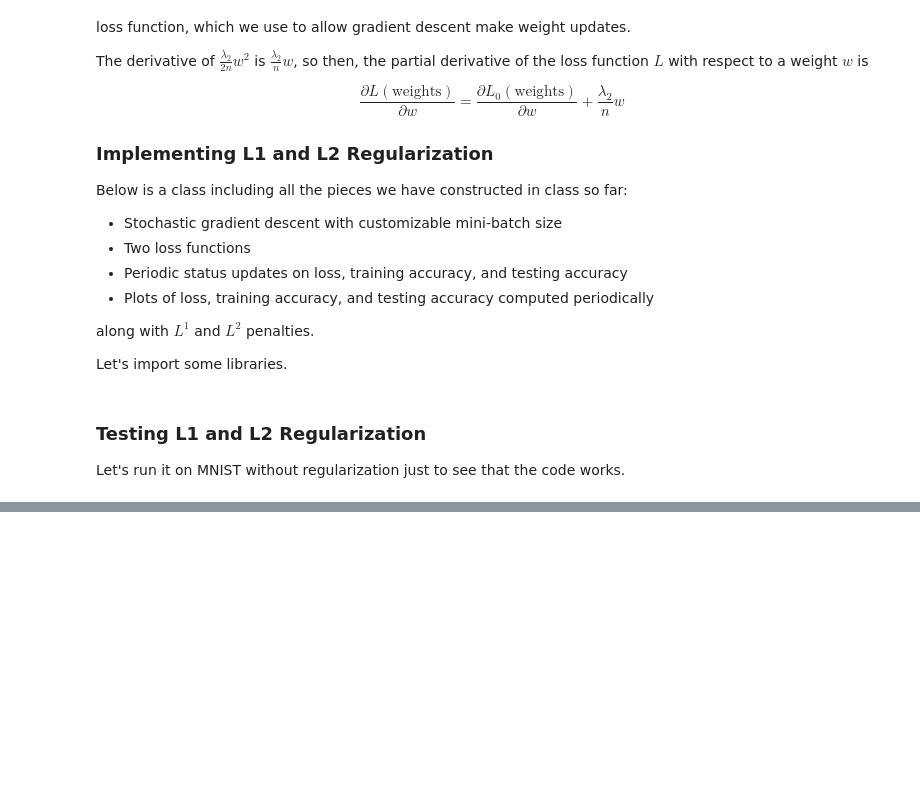
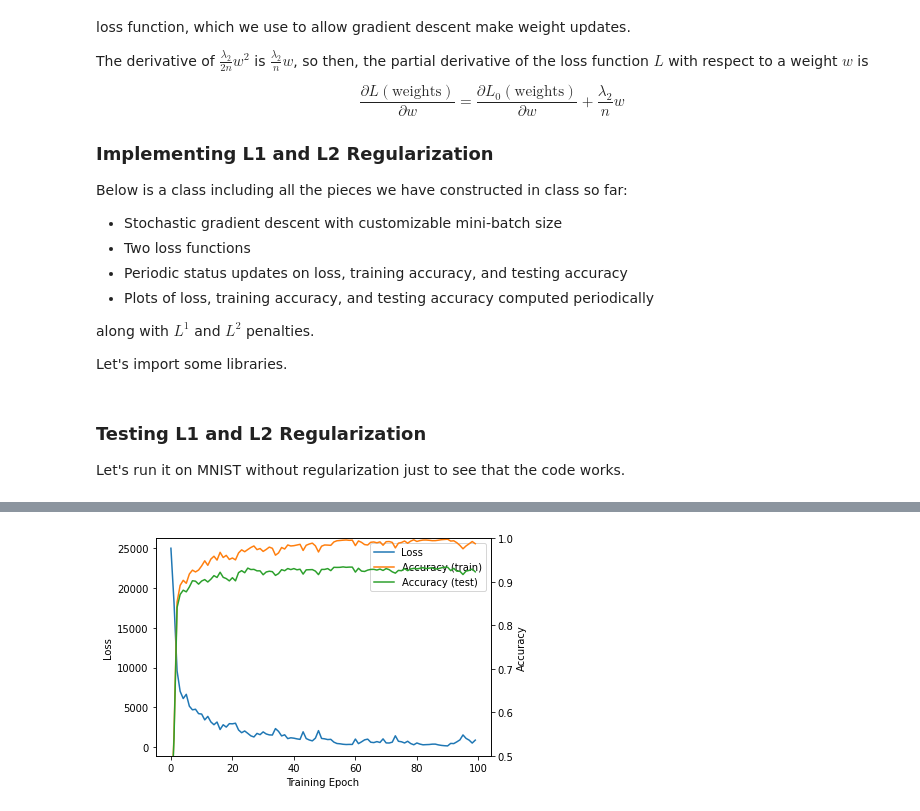
Before and after one commit to rtwhite1546/Fall-2021-Neural-Networks, a Jupyter notebook: Week-5-Regularization-Convergence/Week5.ipynb, the cells around one changed output, grey strips where cells are left out. Cells and saved outputs as stored; diff of their text form; code cells hidden in the pictures; blank space fills up the shorter version.

```diff
--- a/Week-5-Regularization-Convergence/Week5.ipynb
+++ b/Week-5-Regularization-Convergence/Week5.ipynb
@@ -435,0 +456,22 @@ $\lambda_2=50.0$ seemed to be too much, as performance declined from $\lambda_2=
+# %%
+n = 10000
+
+# load the full MNIST dataset: both data and labels
+((trainX, trainY), (testX, testY)) = mnist.load_data()
+
+trainX = trainX[:n]
+trainY = trainY[:n]
+
+# scale the data to values in [0,1]
+trainX = trainX.astype('float32')/255.0
+testX = testX.astype('float32')/255.0
+
+# reshape the data
+trainX = trainX.reshape([n, 28*28])
+testX = testX.reshape([10000, 28*28])
+
+# fit the model to the training data
+model = FeedforwardNeuralNetwork([784, 32, 16, 10], 0.1, 0.0, 0.0, 32, 'cross-entropy')
+model.fit(trainX, trainY, testX, testY, 100, 1)
+# %% [output]
+[figure, added]
```
Also changed, not shown: parts of 16 cells of this notebook, 2 other files.
